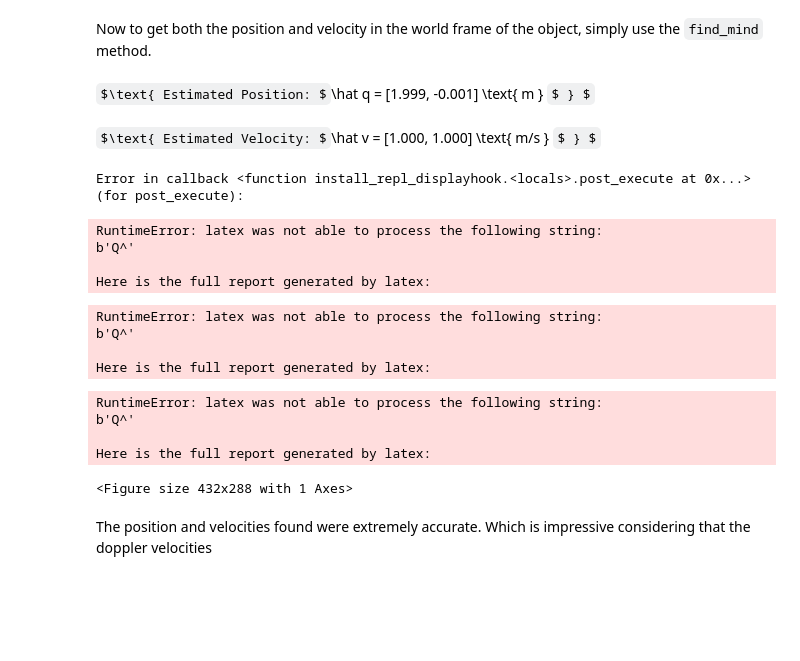
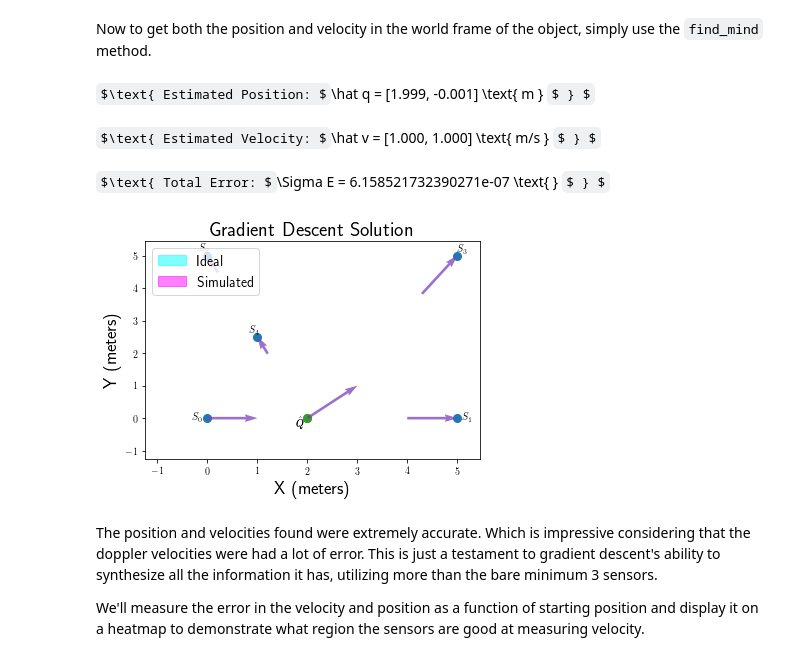
Before and after one commit to EdWard680/pi_echo, a Jupyter notebook: simulation/notebook/Report.ipynb, the cells around one changed output. Drawn from its saved outputs; the diff is of its cells as text; code cells hidden in the pictures; some formulas as TeX source; blank space fills up the shorter version.

Commit message:
Finishes Gradient Descent Analysis

```diff
--- a/simulation/notebook/Report.ipynb
+++ b/simulation/notebook/Report.ipynb
@@ -827,38 +833,30 @@ Now to get both the position and velocity in the world frame of the object, simp
 # %%
 sol_q, sol_v = solver.find_min(vrs)
 
 display_var("\hat q"
            , "[{:.3f}, {:.3f}]".format(*sol_q)
            , "m"
            , "Estimated Position: "
            )
 display_var("\hat v"
            , "[{:.3f}, {:.3f}]".format(*sol_v)
            , "m/s"
            , "Estimated Velocity: "
            )
 display_var("\Sigma E"
-           , solver.evaluate_objective()
+            , "{}".format(solver.evaluate_objective(vrs, (*sol_q, *sol_v)))
+            , preface="Total Error: "
+           )
 
 plot_layout(not_side_by_side()[0]
             , ps, q=q, v=v, vr=vrs, vd=vds, sq=sol_q, sv=sol_v
             , title="Gradient Descent Solution")
 # %% [output]
 $\text{ Estimated Position: $\hat q = [1.999, -0.001] \text{ m } $ } $
 $\text{ Estimated Velocity: $\hat v = [1.000, 1.000] \text{ m/s } $ } $
-Error in callback <function install_repl_displayhook.<locals>.post_execute at 0x...> (for post_execute):
-RuntimeError: latex was not able to process the following string:
-b'Q^'
-
-Here is the full report generated by latex:
-RuntimeError: latex was not able to process the following string:
-b'Q^'
-
-Here is the full report generated by latex:
-RuntimeError: latex was not able to process the following string:
-b'Q^'
-
-Here is the full report generated by latex:
-<Figure size 432x288 with 1 Axes>
+$\text{ Total Error: $\Sigma E = 6.158521732390271e-07 \text{  } $ } $
+[figure, added]
-# %% [markdown]
-The position and velocities found were extremely accurate. Which is impressive considering that the doppler velocities
+# %% [markdown]
+The position and velocities found were extremely accurate. Which is impressive considering that the doppler velocities were had a lot of error. This is just a testament to gradient descent's ability to synthesize all the information it has, utilizing more than the bare minimum 3 sensors.
+
+We'll measure the error in the velocity and position as a function of starting position and display it on a heatmap to demonstrate what region the sensors are good at measuring velocity.
```
Also changed, not shown: parts of 9 cells of this notebook, 1 other file.
